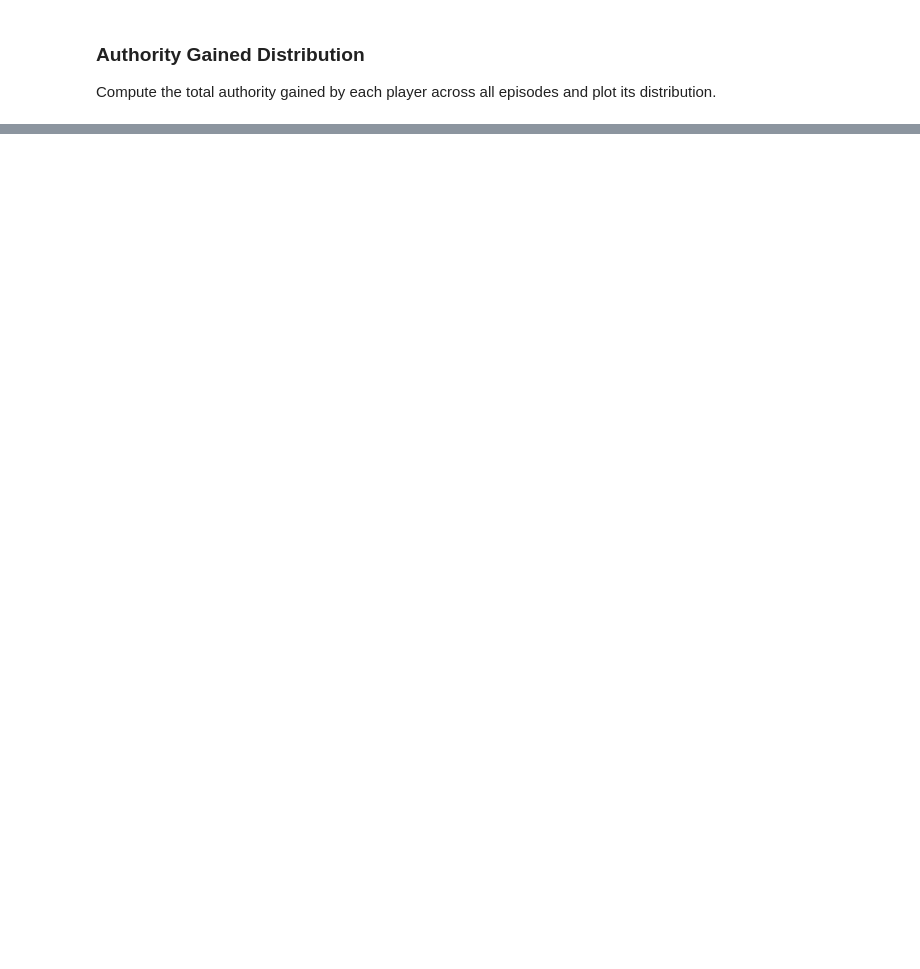
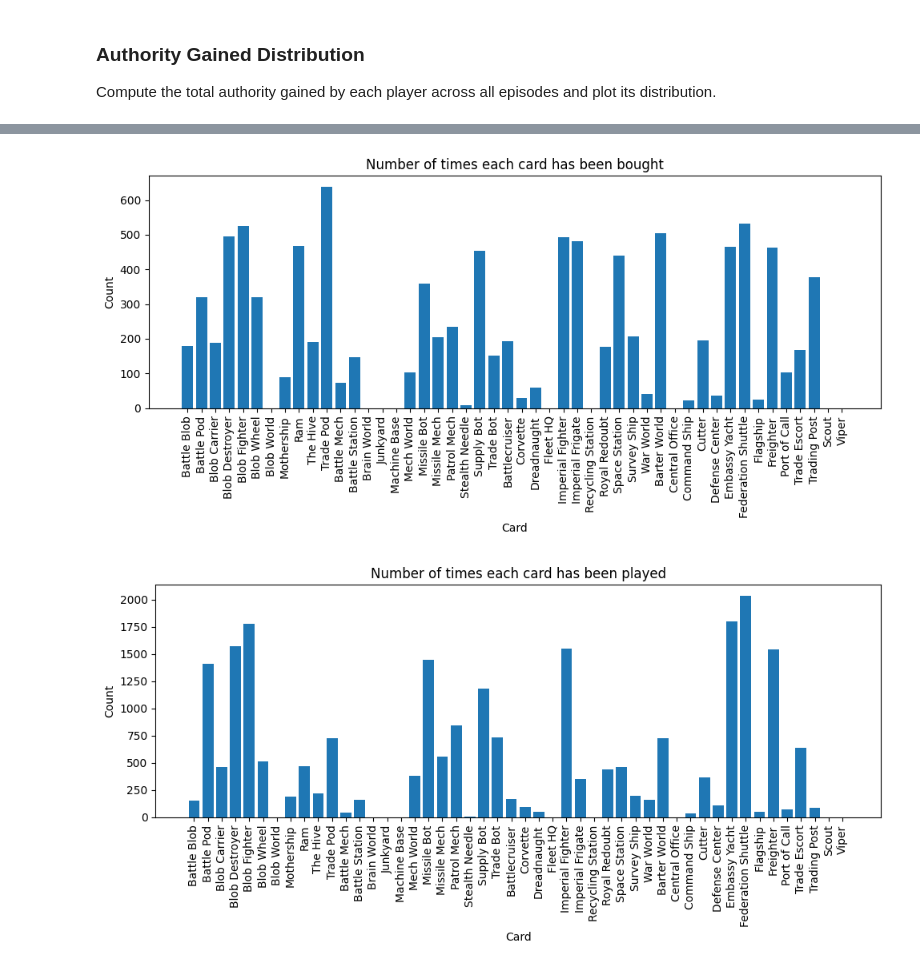
Before and after one commit to TimStewartJ/space-deck-builder, a Jupyter notebook: notebooks/episodes_analyzer.ipynb, the cells around one changed output, grey strips where cells are left out. Cells and saved outputs as stored; diff of their text form; code cells hidden in the pictures; blank space fills up the shorter version.

Commit message:
Run new data through the notebooks

```diff
--- a/notebooks/episodes_analyzer.ipynb
+++ b/notebooks/episodes_analyzer.ipynb
@@ -92,0 +99,63 @@ plt.show()
+# %%
+"""Analyzes actions in the agent's memory."""
+from collections import Counter
+import matplotlib.pyplot as plt
+from src.cards.loader import load_trade_deck_cards
+
+# Initialize counters for buy and play actions
+buy_counts = Counter()
+play_counts = Counter()
+cards = [card.name for card in load_trade_deck_cards(file_path='../data/cards.csv')]
+cards = list(dict.fromkeys(cards))
+cards += ['Scout', 'Viper']  # Add scout cards to the list
+cards_length = len(cards)
+# Define index ranges based on encoding scheme
+start_play = 3
+end_play = start_play + cards_length
+start_buy = end_play
+end_buy = start_buy + cards_length
+
+all_episodes = [experiences_list for experiences_list, _, _ in episodes]
+
+# Tally actions across all experiences
+for episode in all_episodes:
+    for exp in episode:
+        idx = exp.action
+        # Detect buy actions
+        if start_buy <= idx < end_buy:
+            card_idx = idx - start_buy
+            if 0 <= card_idx < cards_length:
+                buy_counts[cards[card_idx]] += 1
+        # Detect play actions
+        elif start_play <= idx < end_play:
+            card_idx = idx - start_play
+            if 0 <= card_idx < cards_length:
+                play_counts[cards[card_idx]] += 1
+
+# Remove scout and viper from play counts
+for card in ['Scout', 'Viper']:
+    play_counts.pop(card, None)
+
+# Plot number of buys per card
+labels = cards
+buy_values = [buy_counts[c] for c in labels]
+plt.figure(figsize=(10, 5))
+plt.bar(labels, buy_values)
+plt.title("Number of times each card has been bought")
+plt.xlabel("Card")
+plt.ylabel("Count")
+plt.xticks(rotation=90)
+plt.tight_layout()
+plt.show()
+
+# Plot number of plays per card
+play_values = [play_counts[c] for c in labels]
+plt.figure(figsize=(10, 5))
+plt.bar(labels, play_values)
+plt.title("Number of times each card has been played")
+plt.xlabel("Card")
+plt.ylabel("Count")
+plt.xticks(rotation=90)
+plt.tight_layout()
+plt.show()
+# %% [output]
@@ -92,0 +179,2 @@ plt.show()
+[figure, added]
+[figure, added]
```
Also changed, not shown: parts of 5 cells of this notebook, 1 other file.
